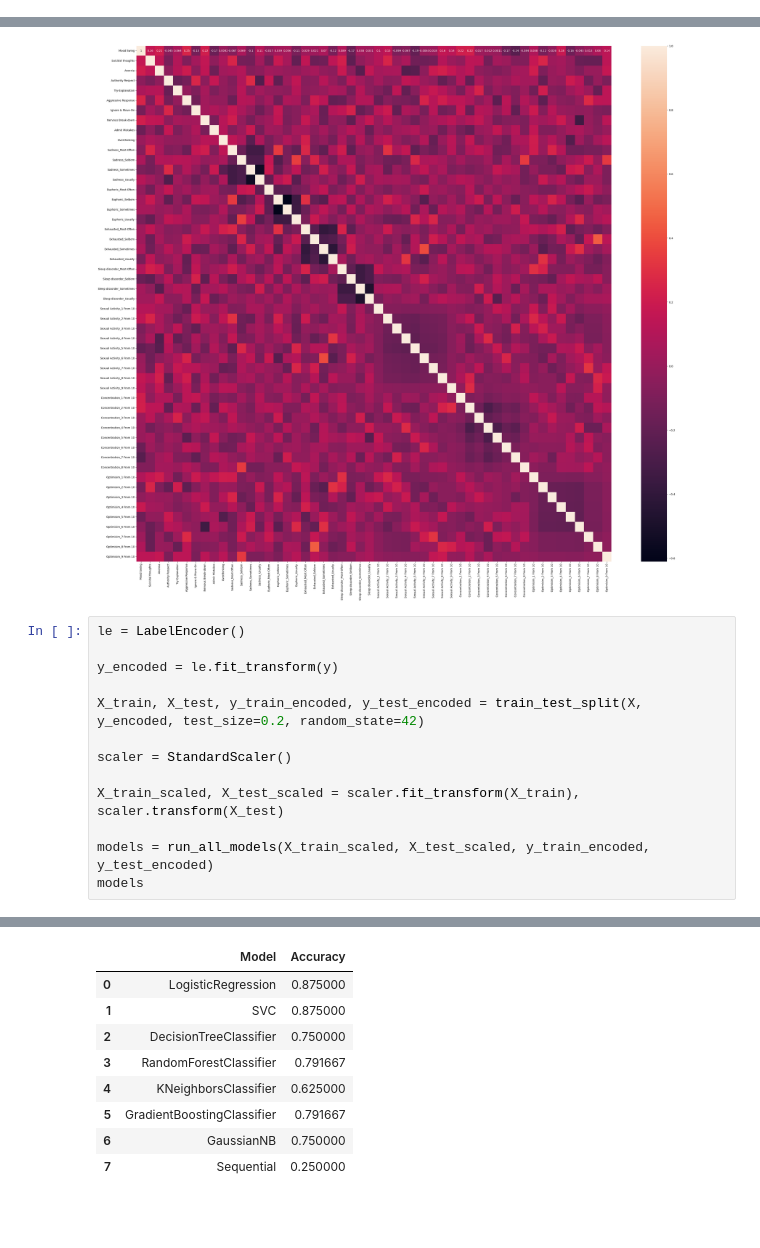
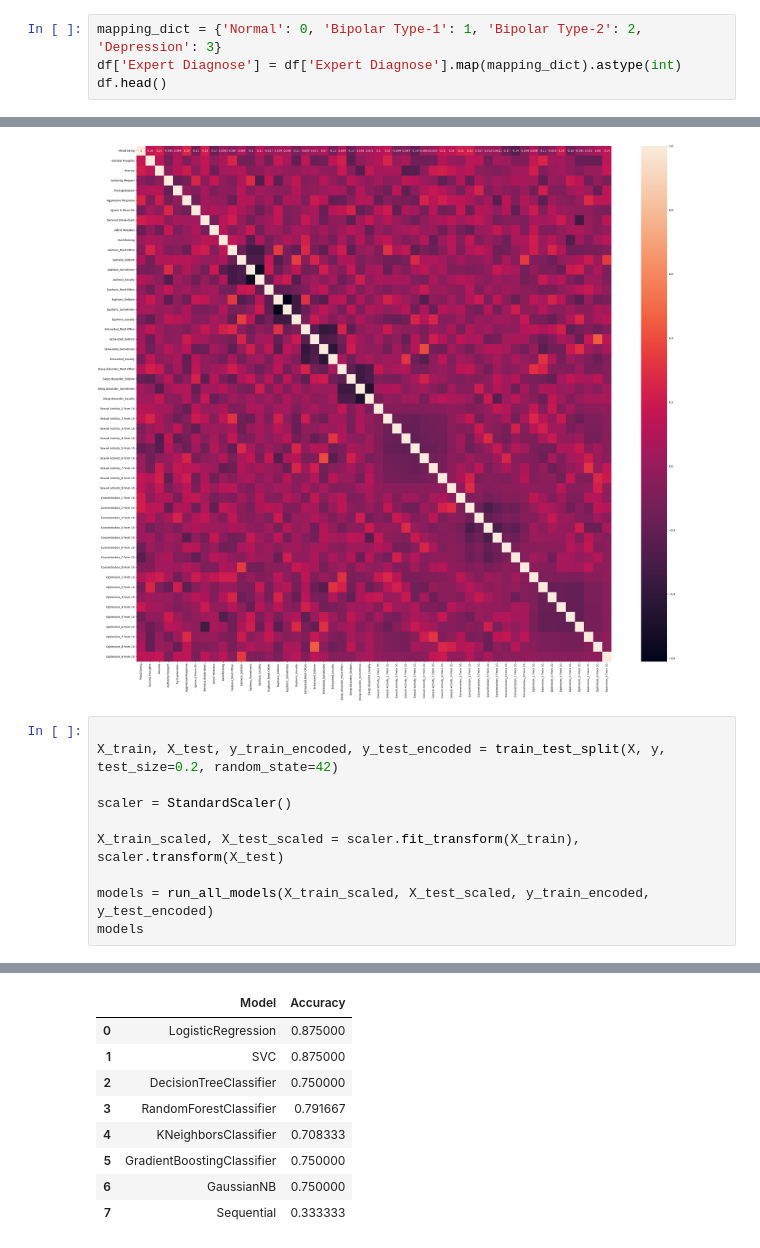
Before and after one commit to MaukanMir/Mental-Disorder-Classification, a Jupyter notebook: training.ipynb, the cells around one changed output, grey strips where cells are left out. Saved outputs shown, nothing was run; the diff lists cells and outputs as text; blank space fills up the shorter version.

```diff
--- a/training.ipynb
+++ b/training.ipynb
@@ -183,3 +183,7 @@ for column in df.columns:
 [figure]
 [figure]
 ... (6 outputs left out)
+# %%
+mapping_dict = {'Normal': 0, 'Bipolar Type-1': 1, 'Bipolar Type-2': 2, 'Depression': 3}
+df['Expert Diagnose'] = df['Expert Diagnose'].map(mapping_dict).astype(int)
+df.head()
@@ -215,11 +226,8 @@ plt.show()
 # %% [output]
 [figure]
 # %%
-le = LabelEncoder()
 
-y_encoded = le.fit_transform(y)
-
-X_train, X_test, y_train_encoded, y_test_encoded = train_test_split(X, y_encoded, test_size=0.2, random_state=42)
+X_train, X_test, y_train_encoded, y_test_encoded = train_test_split(X, y, test_size=0.2, random_state=42)
 
 scaler = StandardScaler()
 
@@ -248,10 +256,10 @@ Sequential Model Loss: -1652.8822021484375
 |  | Model | Accuracy |
 | 0 | LogisticRegression | 0.875000 |
 | 1 | SVC | 0.875000 |
 | 2 | DecisionTreeClassifier | 0.750000 |
 | 3 | RandomForestClassifier | 0.791667 |
-| 4 | KNeighborsClassifier | 0.625000 |
-| 5 | GradientBoostingClassifier | 0.791667 |
+| 4 | KNeighborsClassifier | 0.708333 |
+| 5 | GradientBoostingClassifier | 0.750000 |
 | 6 | GaussianNB | 0.750000 |
-| 7 | Sequential | 0.250000 |
+| 7 | Sequential | 0.333333 |
 # %%
```
Also changed, not shown: parts of 3 cells of this notebook.
